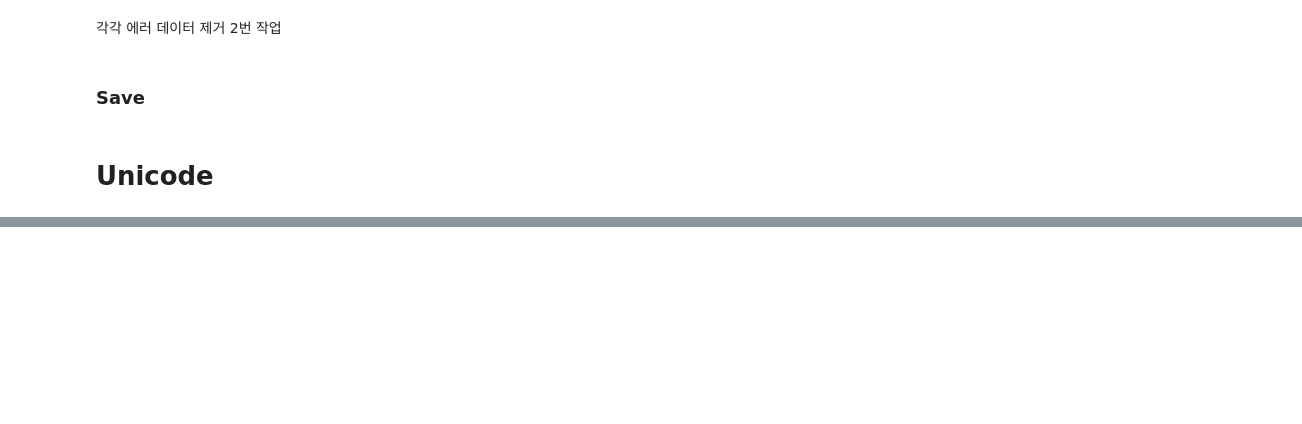
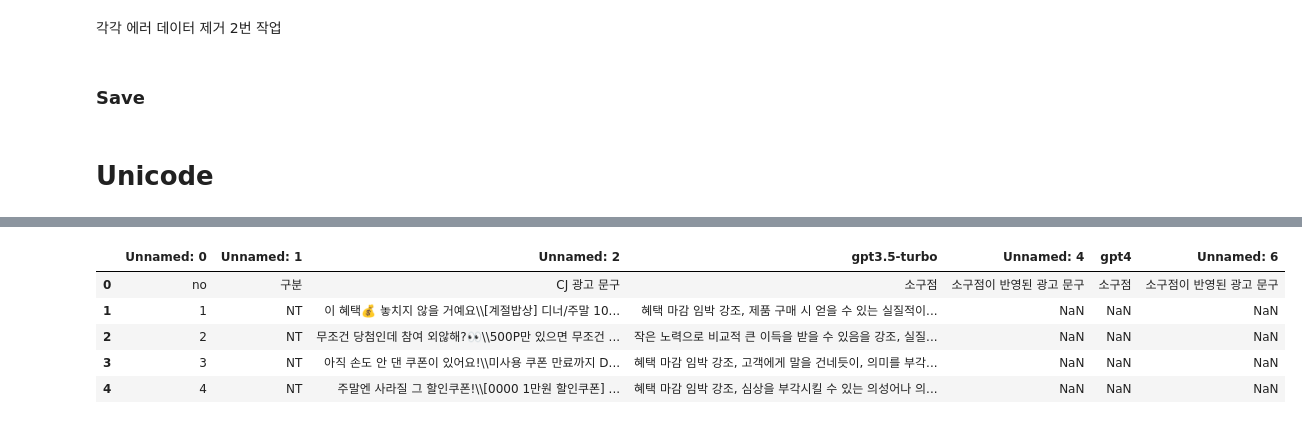
Before and after one commit to textnetkr/Advertising_By_Personality, a Jupyter notebook: src/business_model/keyword_extraction/after_treatment.ipynb, the cells around one changed output, grey strips where cells are left out. Drawn from its saved outputs; the diff is of its cells as text; code cells hidden in the pictures; blank space fills up the shorter version.

Commit message:
chatgpt 소구점 추출

```diff
--- a/src/business_model/keyword_extraction/after_treatment.ipynb
+++ b/src/business_model/keyword_extraction/after_treatment.ipynb
@@ -241,0 +347,11 @@ df = pd.concat([df1, df2], axis=0)
+# %%
+df = pd.read_excel('drive/MyDrive/Advertising_By_Personality/data/reports/모델 결과.xlsx', sheet_name="chatgpt 소구점 추출 - 2차")
+# %%
+df.head()
+# %% [output]
+|  | Unnamed: 0 | Unnamed: 1 | Unnamed: 2 | gpt3.5-turbo | Unnamed: 4 | gpt4 | Unnamed: 6 |
+| 0 | no | 구분 | CJ 광고 문구 | 소구점 | 소구점이 반영된 광고 문구 | 소구점 | 소구점이 반영된 광고 문구 |
+| 1 | 1 | NT | 이 혜택💰 놓치지 않을 거예요\\[계절밥상] 디너/주말 10... | 혜택 마감 임박 강조, 제품 구매 시 얻을 수 있는 실질적이... | NaN | NaN | NaN |
+| 2 | 2 | NT | 무조건 당첨인데 참여 외않해?👀\\500P만 있으면 무조건 ... | 작은 노력으로 비교적 큰 이득을 받을 수 있음을 강조, 실질... | NaN | NaN | NaN |
+| 3 | 3 | NT | 아직 손도 안 댄 쿠폰이 있어요!\\미사용 쿠폰 만료까지 D... | 혜택 마감 임박 강조, 고객에게 말을 건네듯이, 의미를 부각... | NaN | NaN | NaN |
+| 4 | 4 | NT | 주말엔 사라질 그 할인쿠폰!\\[0000 1만원 할인쿠폰] ... | 혜택 마감 임박 강조, 심상을 부각시킬 수 있는 의성어나 의... | NaN | NaN | NaN |
```
Also changed, not shown: parts of 58 cells of this notebook, 23 other files.
